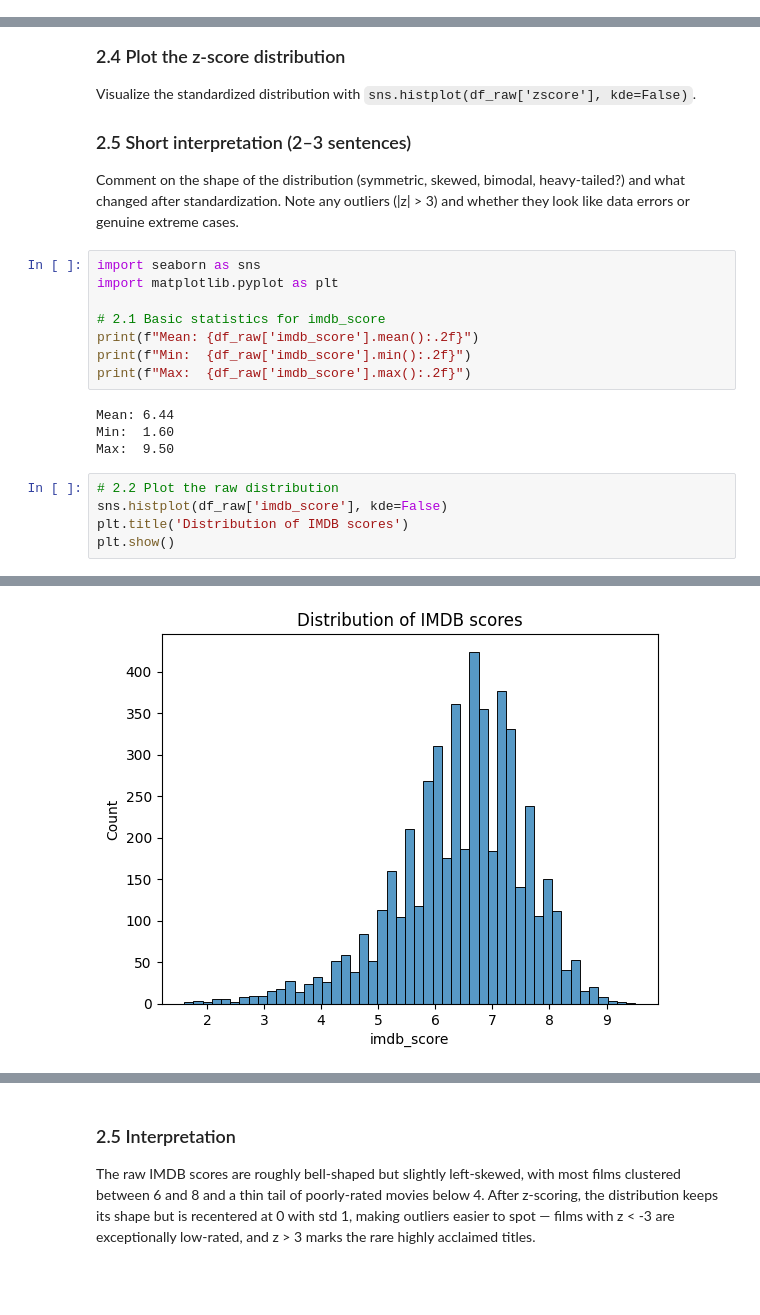
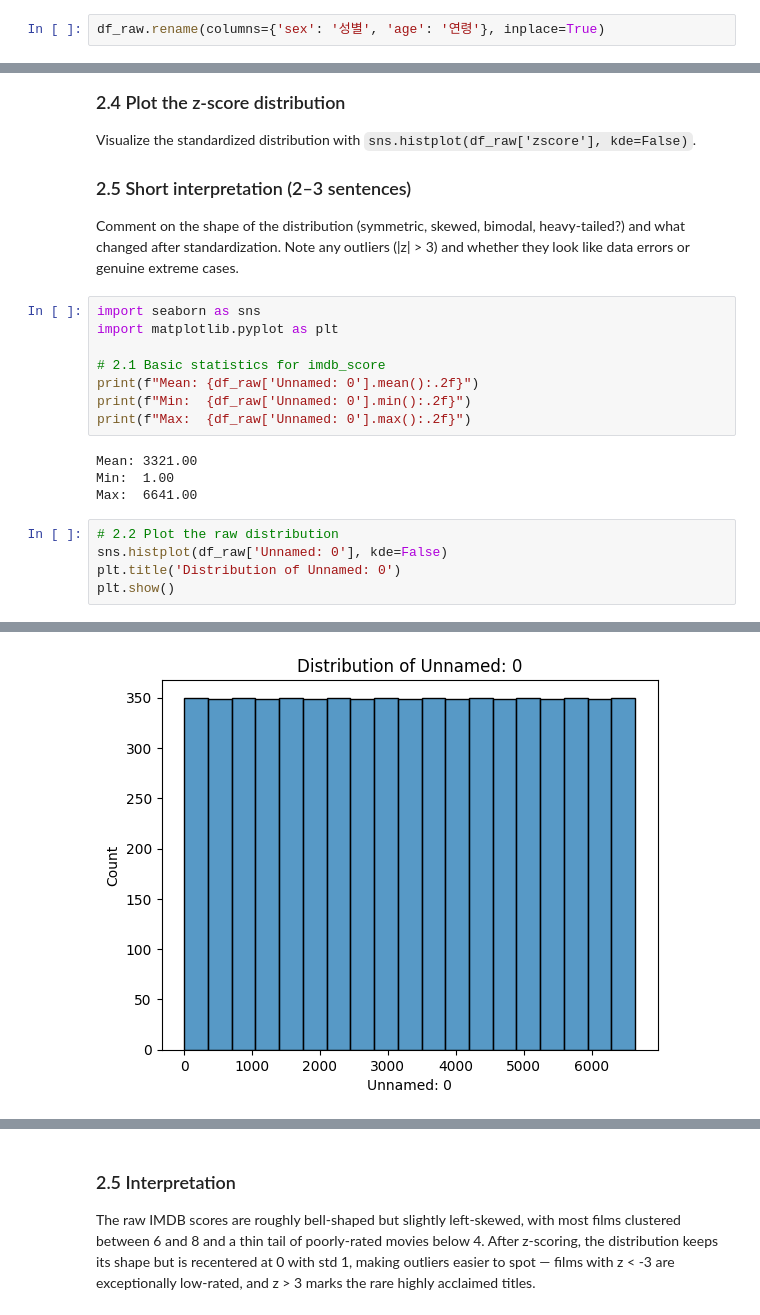
Before and after one commit to 202503660-ai/NLP_for_SocialScience, a Jupyter notebook: asgmt1_explore_your_dataset.ipynb, the cells around one changed output, grey strips where cells are left out. Saved outputs shown, nothing was run; the diff lists cells and outputs as text; blank space fills up the shorter version.

```diff
--- a/asgmt1_explore_your_dataset.ipynb
+++ b/asgmt1_explore_your_dataset.ipynb
@@ -133,6 +263,8 @@ dtype: int64
 ### 1.5 Short Interpretation:
 
 The dataset covers ~5000 movies spanning a wide range of release years, with `imdb_score` roughly normally distributed but `budget` and `gross` strongly right-skewed (a few blockbusters pull the mean far above the median). Variables like `gross`, `budget`, and `content_rating` have substantial missing values, so any analysis using them should drop or impute carefully. Categorical variables such as `director_name` and `actor_1_name` have thousands of unique values, meaning most directors/actors appear in only one or two films.
+# %%
+df_raw.rename(columns={'sex': '성별', 'age': '연령'}, inplace=True)
 # %% [markdown]
 ## 2. Check distributions, z-score transform, visualize (1pt)
 
@@ -158,16 +290,16 @@ import seaborn as sns
 import matplotlib.pyplot as plt
 
 # 2.1 Basic statistics for imdb_score
-print(f"Mean: {df_raw['imdb_score'].mean():.2f}")
-print(f"Min:  {df_raw['imdb_score'].min():.2f}")
-print(f"Max:  {df_raw['imdb_score'].max():.2f}")
+print(f"Mean: {df_raw['Unnamed: 0'].mean():.2f}")
+print(f"Min:  {df_raw['Unnamed: 0'].min():.2f}")
+print(f"Max:  {df_raw['Unnamed: 0'].max():.2f}")
 # %% [output]
-Mean: 6.44
-Min:  1.60
-Max:  9.50
+Mean: 3321.00
+Min:  1.00
+Max:  6641.00
 # %%
 # 2.2 Plot the raw distribution
-sns.histplot(df_raw['imdb_score'], kde=False)
-plt.title('Distribution of IMDB scores')
+sns.histplot(df_raw['Unnamed: 0'], kde=False)
+plt.title('Distribution of Unnamed: 0')
 plt.show()
 # %% [output]
@@ -174,3 +323,3 @@ plt.show()
-[figure, old version]
+[figure, new version]
 # %%
 # 2.3 Z-score transform
```
Also changed, not shown: parts of 14 cells of this notebook.
